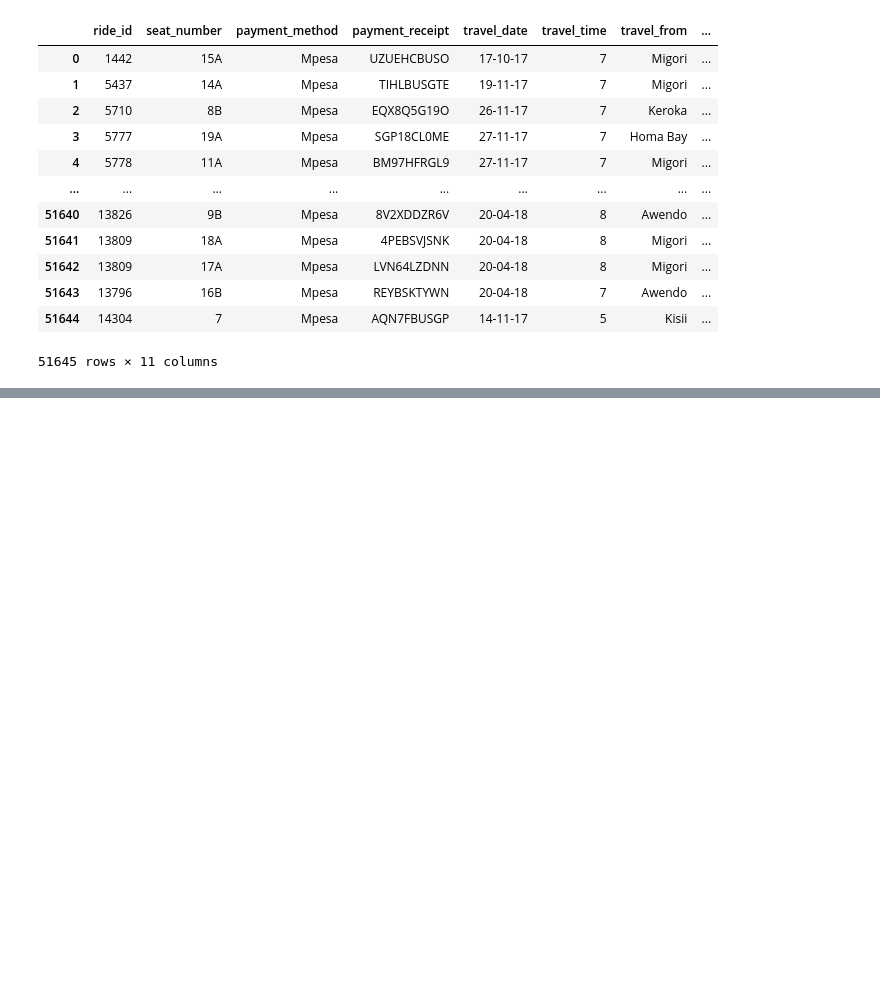
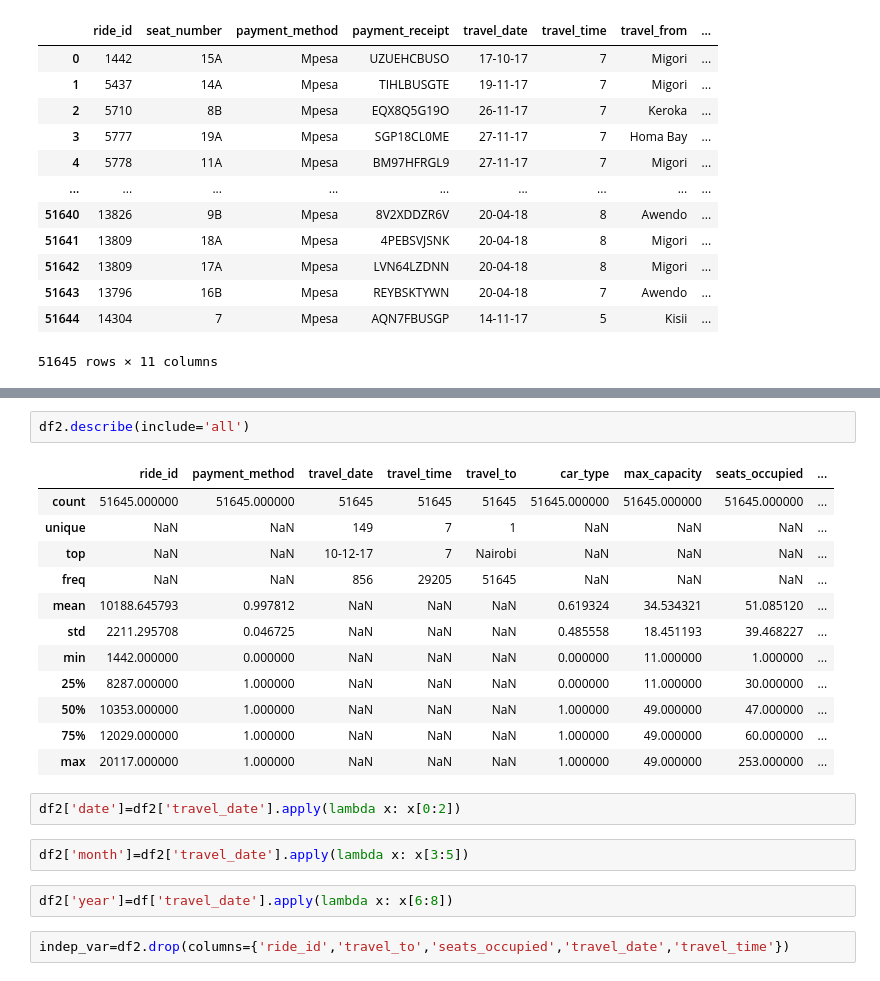
Before and after one commit to spandit98/Transport_Demand_Prediction, a Jupyter notebook: Transport_Demand_Prediction_Soumyadeep.ipynb, the cells around one changed output, grey strips where cells are left out. Saved outputs shown, nothing was run; the diff lists cells and outputs as text; blank space fills up the shorter version.

```diff
--- a/Transport_Demand_Prediction_Soumyadeep.ipynb
+++ b/Transport_Demand_Prediction_Soumyadeep.ipynb
@@ -276,0 +362,23 @@ sns.distplot(df[df['payment_method']=='Mpesa']['seats_occupied'])
+# %%
+df2.describe(include='all')
+# %% [output]
+|  | ride_id | payment_method | travel_date | travel_time | travel_to | car_type | max_capacity | seats_occupied | ... |
+| count | 51645.000000 | 51645.000000 | 51645 | 51645 | 51645 | 51645.000000 | 51645.000000 | 51645.000000 | ... |
+| unique | NaN | NaN | 149 | 7 | 1 | NaN | NaN | NaN | ... |
+| top | NaN | NaN | 10-12-17 | 7 | Nairobi | NaN | NaN | NaN | ... |
+| freq | NaN | NaN | 856 | 29205 | 51645 | NaN | NaN | NaN | ... |
+| mean | 10188.645793 | 0.997812 | NaN | NaN | NaN | 0.619324 | 34.534321 | 51.085120 | ... |
+| std | 2211.295708 | 0.046725 | NaN | NaN | NaN | 0.485558 | 18.451193 | 39.468227 | ... |
+| min | 1442.000000 | 0.000000 | NaN | NaN | NaN | 0.000000 | 11.000000 | 1.000000 | ... |
+| 25% | 8287.000000 | 1.000000 | NaN | NaN | NaN | 0.000000 | 11.000000 | 30.000000 | ... |
+| 50% | 10353.000000 | 1.000000 | NaN | NaN | NaN | 1.000000 | 49.000000 | 47.000000 | ... |
+| 75% | 12029.000000 | 1.000000 | NaN | NaN | NaN | 1.000000 | 49.000000 | 60.000000 | ... |
+| max | 20117.000000 | 1.000000 | NaN | NaN | NaN | 1.000000 | 49.000000 | 253.000000 | ... |
+# %%
+df2['date']=df2['travel_date'].apply(lambda x: x[0:2])
+# %%
+df2['month']=df2['travel_date'].apply(lambda x: x[3:5])
+# %%
+df2['year']=df['travel_date'].apply(lambda x: x[6:8])
+# %%
+indep_var=df2.drop(columns={'ride_id','travel_to','seats_occupied','travel_date','travel_time'})
```
Also changed, not shown: parts of 25 cells of this notebook.
